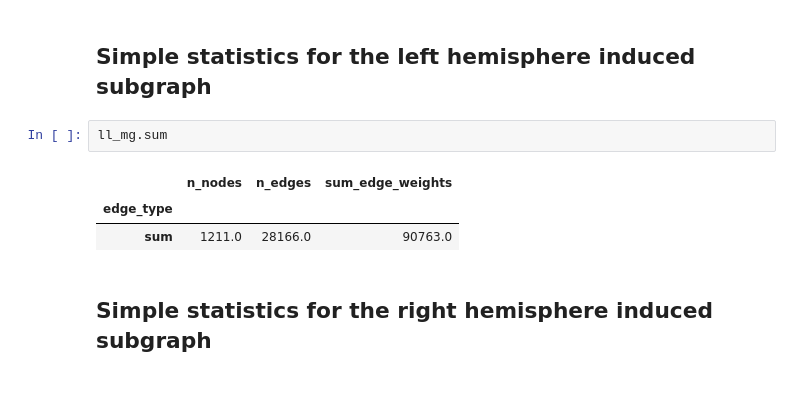
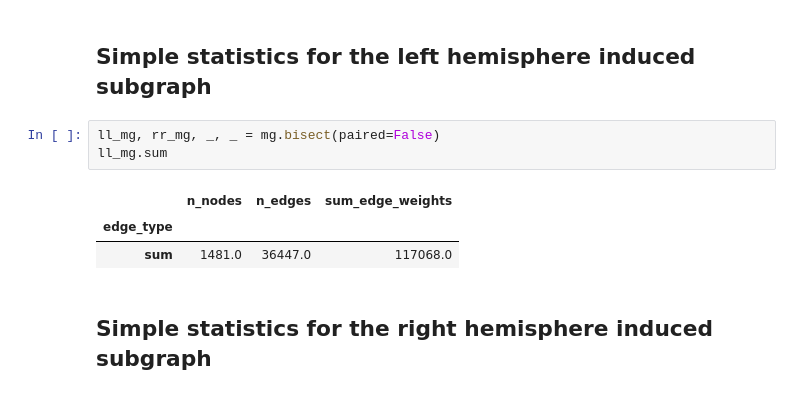
Before and after one commit to neurodata/maggot_connectome, a Jupyter notebook: _sources/look_at_it.ipynb, the cells around one changed output. Saved outputs shown, nothing was run; the diff lists cells and outputs as text.

```diff
--- a/_sources/look_at_it.ipynb
+++ b/_sources/look_at_it.ipynb
@@ -228,11 +194,12 @@ stashfig("aligned-umap-layout")
 # %% [markdown]
 ## Simple statistics for the left hemisphere induced subgraph
-# %%
-ll_mg.sum
-# %% [output]
-|  | n_nodes | n_edges | sum_edge_weights |
-| edge_type |  |  |  |
-| sum | 1211.0 | 28166.0 | 90763.0 |
+# %%
+ll_mg, rr_mg, _, _ = mg.bisect(paired=False)
+ll_mg.sum
+# %% [output]
+|  | n_nodes | n_edges | sum_edge_weights |
+| edge_type |  |  |  |
+| sum | 1481.0 | 36447.0 | 117068.0 |
 # %% [markdown]
 ## Simple statistics for the right hemisphere induced subgraph
 # %%
```
Also changed, not shown: parts of 8 cells of this notebook, 29 other files.
